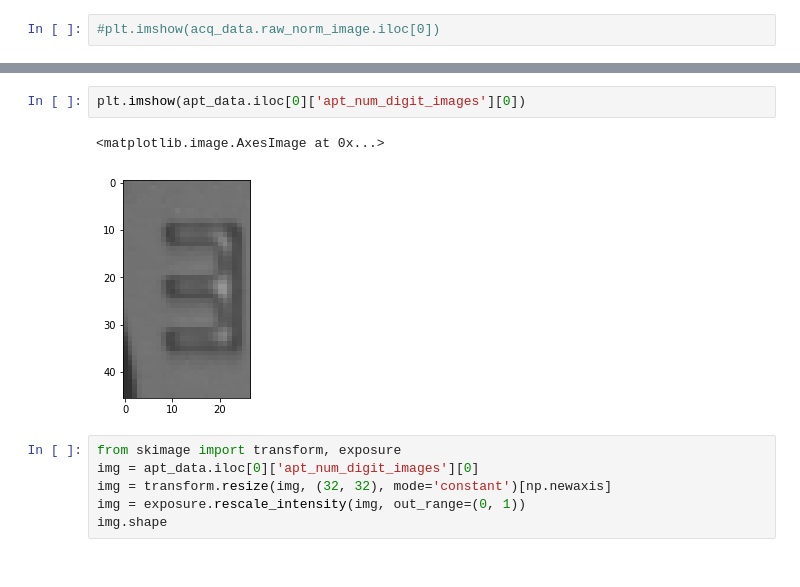
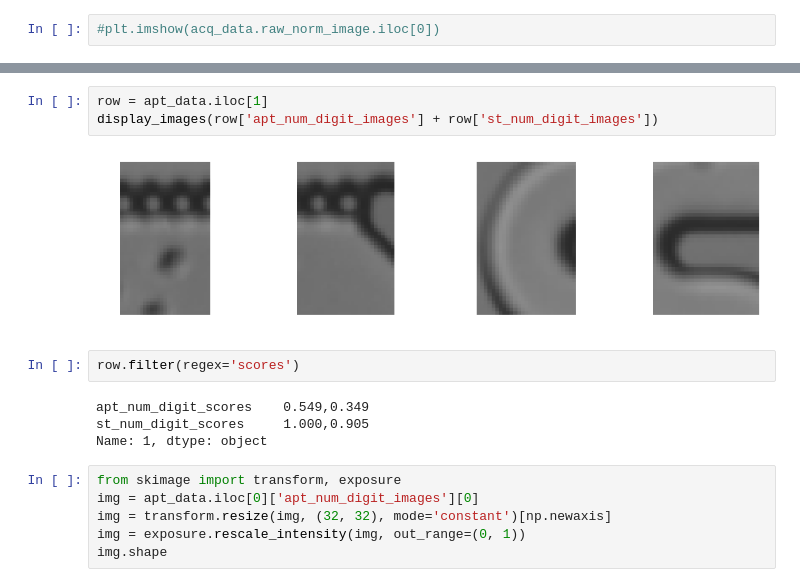
Before and after one commit to hammerlab/SmartCount, a Jupyter notebook: python/notebook/debugging/cytometry_exp_G3.ipynb, the cells around one changed output, grey strips where cells are left out. Drawn from its saved outputs; the diff is of its cells as text.

```diff
--- a/python/notebook/debugging/cytometry_exp_G3.ipynb
+++ b/python/notebook/debugging/cytometry_exp_G3.ipynb
@@ -177,8 +162,14 @@ display_images(apt_data['apt_image'])
-# %%
-plt.imshow(apt_data.iloc[0]['apt_num_digit_images'][0])
-# %% [output]
-<matplotlib.image.AxesImage at 0x...>
-[figure, removed]
+# %%
+row = apt_data.iloc[1]
+display_images(row['apt_num_digit_images'] + row['st_num_digit_images'])
+# %% [output]
+[figure, added]
+# %%
+row.filter(regex='scores')
+# %% [output]
+apt_num_digit_scores    0.549,0.349
+st_num_digit_scores     1.000,0.905
+Name: 1, dtype: object
 # %%
 from skimage import transform, exposure
 img = apt_data.iloc[0]['apt_num_digit_images'][0]
```
Also changed, not shown: parts of 10 cells of this notebook, 12 other files.
